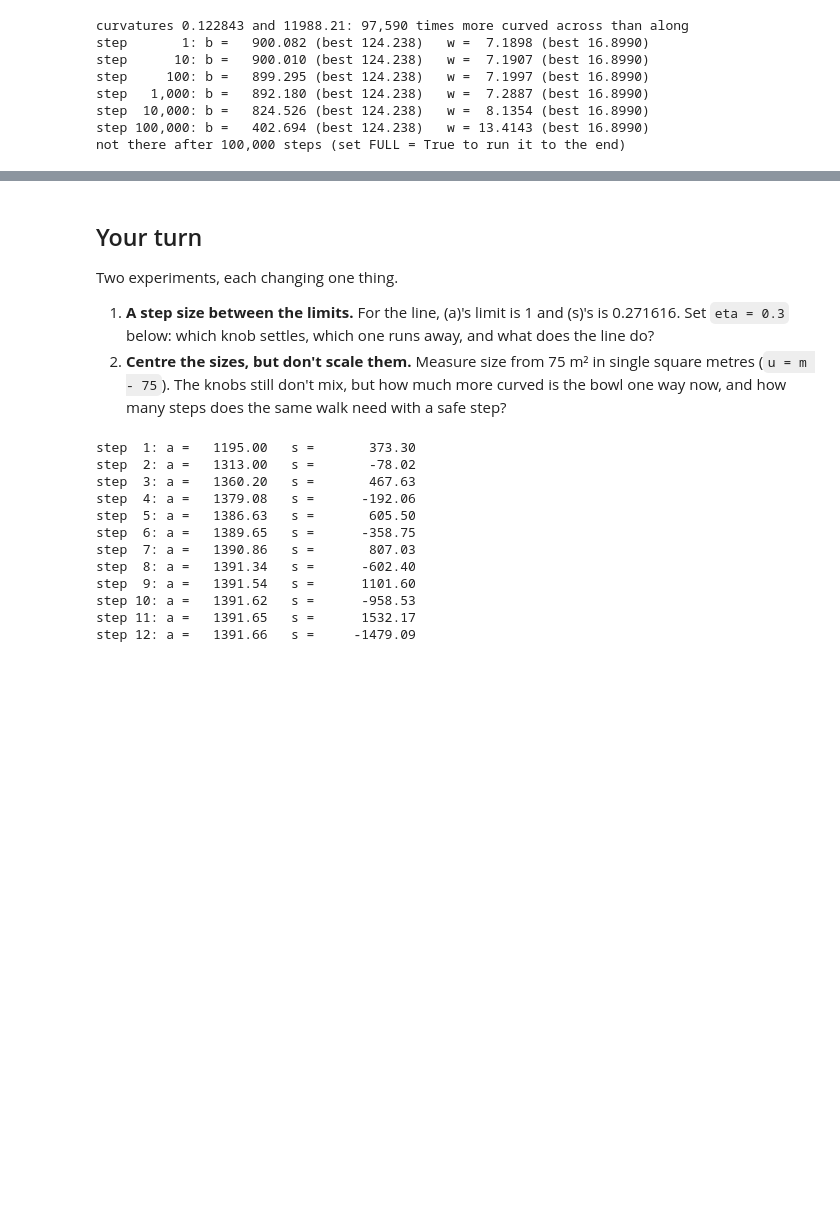
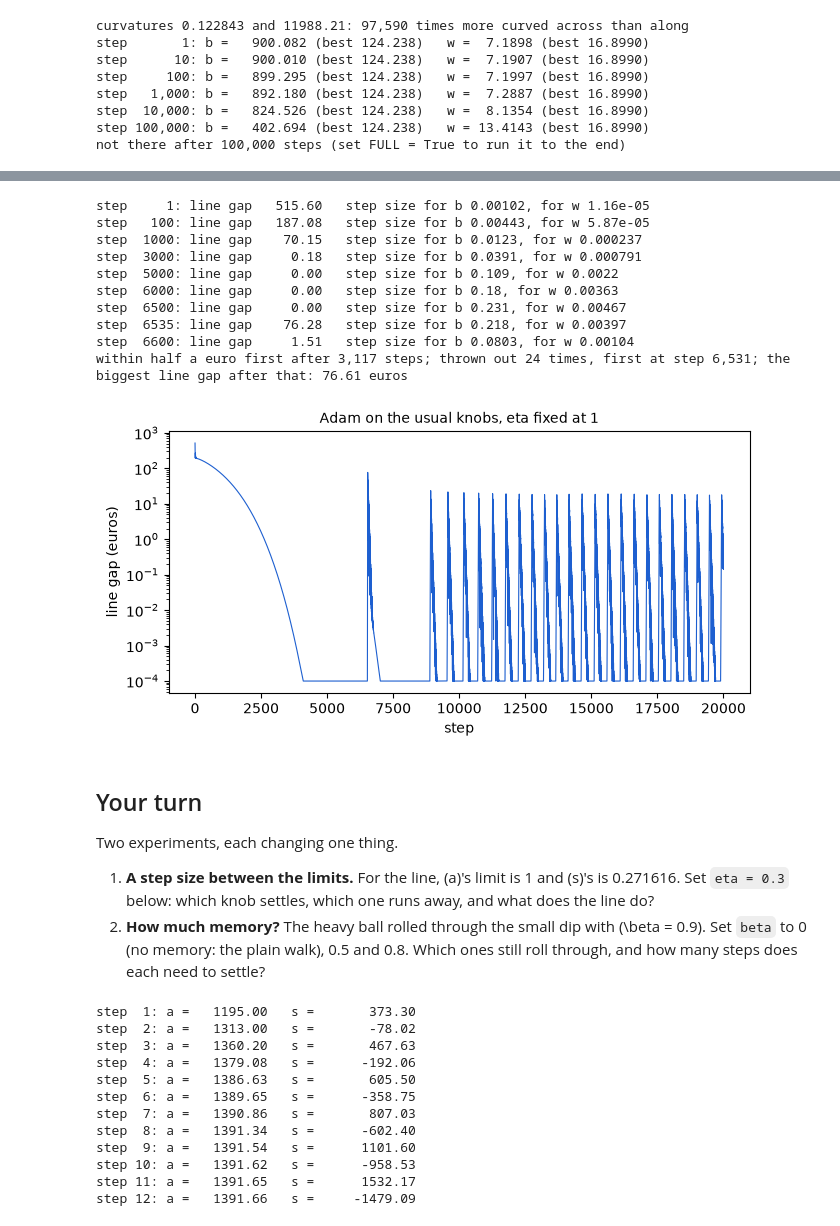
Before and after one commit to bkurmanbek/BetelgeuseCode, a Jupyter notebook: gradient-descent/notebook.ipynb, the cells around one changed output, grey strips where cells are left out. Cells and saved outputs as stored; diff of their text form; code cells hidden in the pictures; blank space fills up the shorter version.

```diff
--- a/gradient-descent/notebook.ipynb
+++ b/gradient-descent/notebook.ipynb
@@ -382,3 +548,42 @@ not there after 100,000 steps (set FULL = True to run it to the end)
+# %%
+th, m1, m2 = [900.0, 0.0], [0.0, 0.0], [0.0, 0.0]
+gaps, inside = [], [False]                    # inside[k]: the walk's half-a-euro test after k steps
+for k in range(1, 20_001):
+    res = [th[0] + th[1] * m - v for m, v in zip(sizes, rents)]
+    g = (2 * sum(res) / n, 2 * sum(q * m for q, m in zip(res, sizes)) / n)
+    for i in range(2):
+        m1[i] = 0.9 * m1[i] + (1 - 0.9) * g[i]               # running average of the slope
+        m2[i] = 0.999 * m2[i] + (1 - 0.999) * g[i] ** 2      # running average of the slope squared
+        th[i] -= 1.0 * (m1[i] / (1 - 0.9 ** k)) / (math.sqrt(m2[i] / (1 - 0.999 ** k)) + 1e-8)
+    gaps.append(gap(th[0] + 75 * th[1], 10 * th[1]))
+    inside.append(abs(th[0] - best_b) < 0.5 and abs(th[1] - best_w) < 0.005)
+    if k in (1, 100, 1000, 3000, 5000, 6000, 6500, 6535, 6600):
+        sb, sw = (math.sqrt(m2[i] / (1 - 0.999 ** k)) for i in range(2))
+        print(f"step {k:>5}: line gap {gaps[-1]:8.2f}   step size for b {1 / sb:.3g}, for w {1 / sw:.3g}")
+exits = [k for k in range(1, len(inside)) if inside[k - 1] and not inside[k]]
+bursts = sum(1 for i, e in enumerate(exits) if i == 0 or e - exits[i - 1] >= 300)   # exits < 300 apart: one burst
+print(f"within half a euro first after {inside.index(True):,} steps; thrown out {bursts} times, first at step "
+      f"{exits[0]:,}; the biggest line gap after that: {max(gaps[exits[0] - 1:]):.2f} euros")
+
+if plt:
+    fig, ax = plt.subplots(figsize=(7.5, 3.4))
+    ax.semilogy(range(1, len(gaps) + 1), [max(g_, 1e-4) for g_ in gaps], lw=0.8, color="#1D5FD0")
+    ax.set_xlabel("step")
+    ax.set_ylabel("line gap (euros)")
+    ax.set_title("Adam on the usual knobs, eta fixed at 1", fontsize=10)
+    plt.show()
+# %% [output]
+step     1: line gap   515.60   step size for b 0.00102, for w 1.16e-05
+step   100: line gap   187.08   step size for b 0.00443, for w 5.87e-05
+step  1000: line gap    70.15   step size for b 0.0123, for w 0.000237
+step  3000: line gap     0.18   step size for b 0.0391, for w 0.000791
+step  5000: line gap     0.00   step size for b 0.109, for w 0.0022
+step  6000: line gap     0.00   step size for b 0.18, for w 0.00363
+step  6500: line gap     0.00   step size for b 0.231, for w 0.00467
+step  6535: line gap    76.28   step size for b 0.218, for w 0.00397
+step  6600: line gap     1.51   step size for b 0.0803, for w 0.00104
+within half a euro first after 3,117 steps; thrown out 24 times, first at step 6,531; the biggest line gap after that: 76.61 euros
+[figure, added]
 # %% [markdown]
 ## Your turn
 
@@ -386,9 +591,9 @@ Two experiments, each changing one thing.
 
 1. **A step size between the limits.** For the line, \(a\)'s limit is 1 and \(s\)'s is
    0.271616. Set `eta = 0.3` below: which knob settles, which one runs away, and what does the line do?
-2. **Centre the sizes, but don't scale them.** Measure size from 75 m² in single square metres (`u = m - 75`). The
-   knobs still don't mix, but how much more curved is the bowl one way now, and how many steps does the same walk
-   need with a safe step?
+2. **How much memory?** The heavy ball rolled through the small dip with \(\beta = 0.9\). Set
+   `beta` to 0 (no memory: the plain walk), 0.5 and 0.8. Which ones still roll through, and how many steps does
+   each need to settle?
 # %%
 eta = 0.3                          # experiment 1: try 0.25, 0.27, 0.28, 0.3
 a, s = 900.0, 0.0
```
Also changed, not shown: parts of 12 cells of this notebook, 21 other files.
